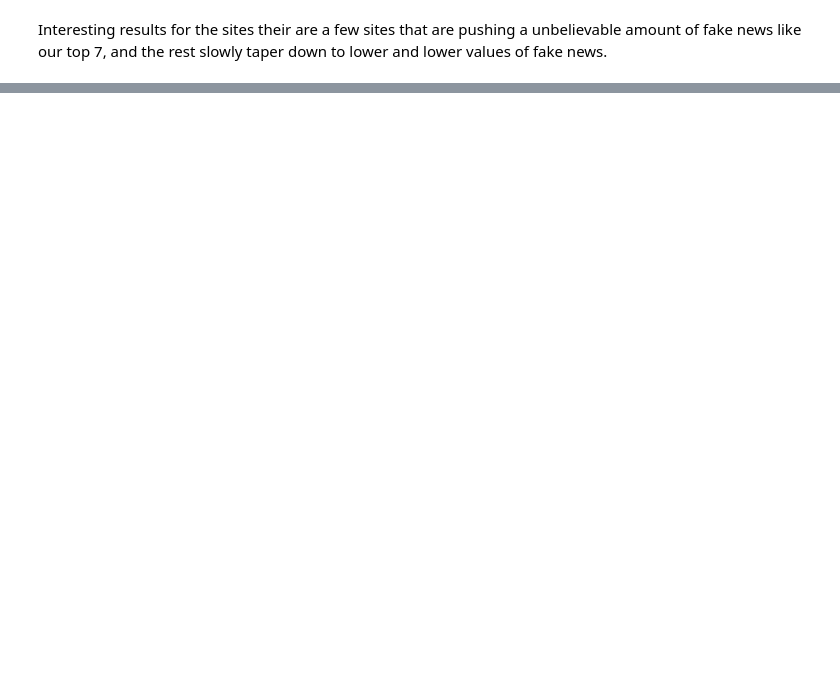
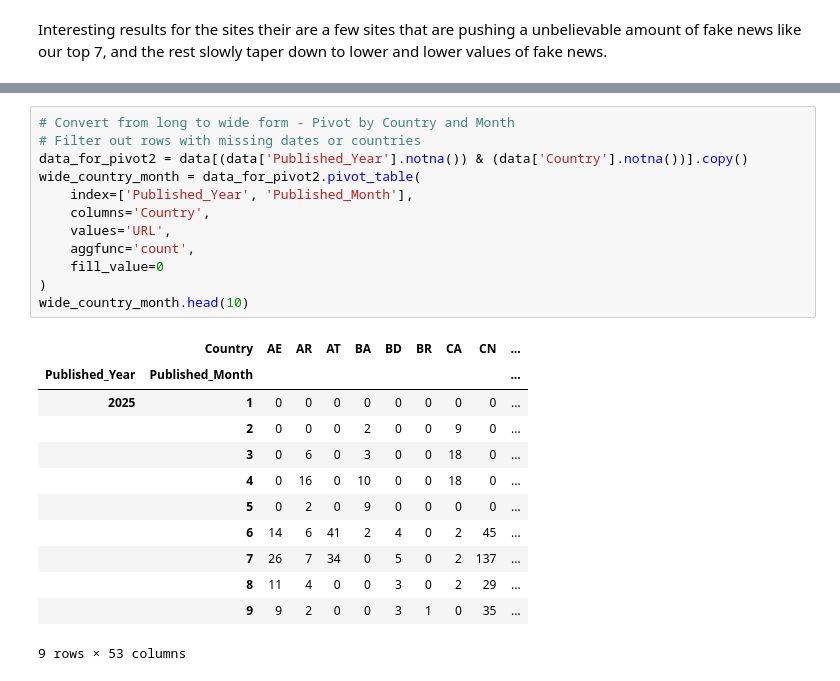
Before and after one commit to coleaydelotte/DW-290-NEWS, a Jupyter notebook: nb.ipynb, the cells around one changed output, grey strips where cells are left out. Saved outputs shown, nothing was run; the diff lists cells and outputs as text; blank space fills up the shorter version.

```diff
--- a/nb.ipynb
+++ b/nb.ipynb
@@ -255,0 +408,25 @@ authors_count.head(10)
+# %%
+# Convert from long to wide form - Pivot by Country and Month
+# Filter out rows with missing dates or countries
+data_for_pivot2 = data[(data['Published_Year'].notna()) & (data['Country'].notna())].copy()
+wide_country_month = data_for_pivot2.pivot_table(
+    index=['Published_Year', 'Published_Month'],
+    columns='Country',
+    values='URL',
+    aggfunc='count',
+    fill_value=0
+)
+wide_country_month.head(10)
+# %% [output]
+|  | Country | AE | AR | AT | BA | BD | BR | CA | CN | ... |
+| Published_Year | Published_Month |  |  |  |  |  |  |  |  | ... |
+| 2025 | 1 | 0 | 0 | 0 | 0 | 0 | 0 | 0 | 0 | ... |
+|  | 2 | 0 | 0 | 0 | 2 | 0 | 0 | 9 | 0 | ... |
+|  | 3 | 0 | 6 | 0 | 3 | 0 | 0 | 18 | 0 | ... |
+|  | 4 | 0 | 16 | 0 | 10 | 0 | 0 | 18 | 0 | ... |
+|  | 5 | 0 | 2 | 0 | 9 | 0 | 0 | 0 | 0 | ... |
+|  | 6 | 14 | 6 | 41 | 2 | 4 | 0 | 2 | 45 | ... |
+|  | 7 | 26 | 7 | 34 | 0 | 5 | 0 | 2 | 137 | ... |
+|  | 8 | 11 | 4 | 0 | 0 | 3 | 0 | 2 | 29 | ... |
+|  | 9 | 9 | 2 | 0 | 0 | 3 | 1 | 0 | 35 | ... |
+9 rows × 53 columns
```
Also changed, not shown: parts of 26 cells of this notebook.
